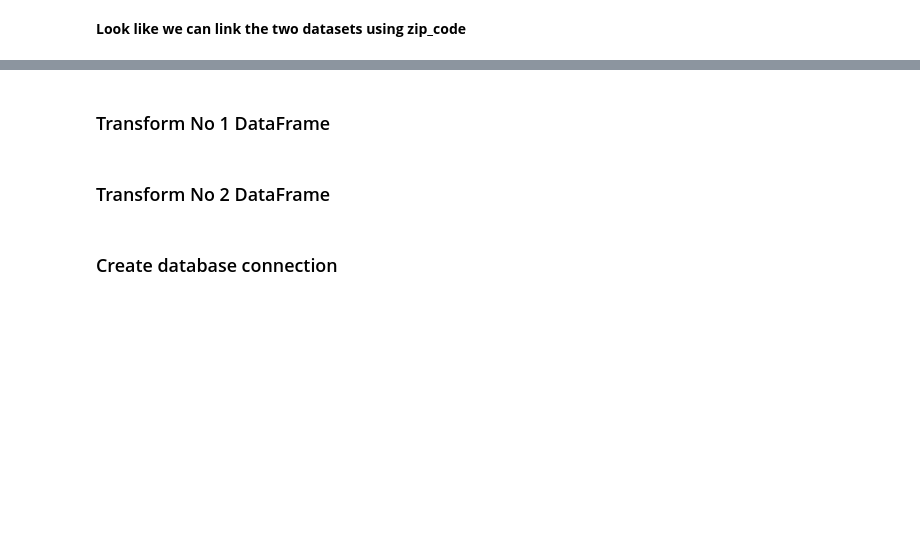
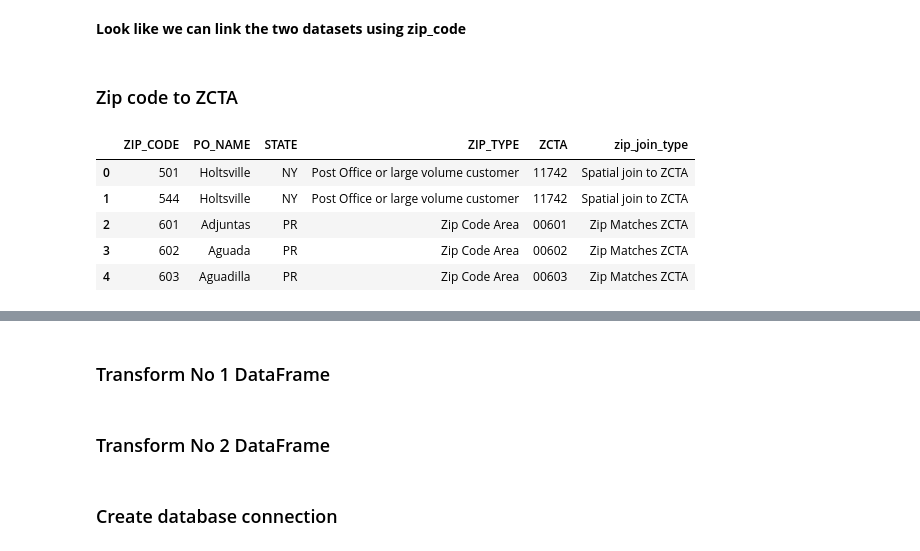
Before and after one commit to poojaisabelle/ETL-Project, a Jupyter notebook: Tracey_draft_code.ipynb, the cells around one changed output, grey strips where cells are left out. Cells and saved outputs as stored; diff of their text form; code cells hidden in the pictures; blank space fills up the shorter version.

```diff
--- a/Tracey_draft_code.ipynb
+++ b/Tracey_draft_code.ipynb
@@ -166,0 +156,2 @@ df_two.head()
+# %% [markdown]
+### Zip code to ZCTA
@@ -167 +160,10 @@ df_two.head()
+# %%
+zip_to_zcta_df.head()
+# %% [output]
+|  | ZIP_CODE | PO_NAME | STATE | ZIP_TYPE | ZCTA | zip_join_type |
+| 0 | 501 | Holtsville | NY | Post Office or large volume customer | 11742 | Spatial join to ZCTA |
+| 1 | 544 | Holtsville | NY | Post Office or large volume customer | 11742 | Spatial join to ZCTA |
+| 2 | 601 | Adjuntas | PR | Zip Code Area | 00601 | Zip Matches ZCTA |
+| 3 | 602 | Aguada | PR | Zip Code Area | 00602 | Zip Matches ZCTA |
+| 4 | 603 | Aguadilla | PR | Zip Code Area | 00603 | Zip Matches ZCTA |
 # %%
```
Also changed, not shown: parts of 33 cells of this notebook, 3 other files.
